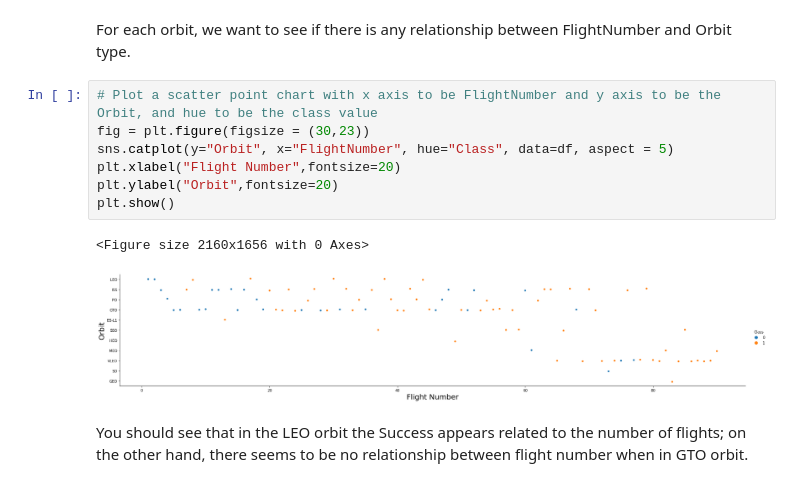
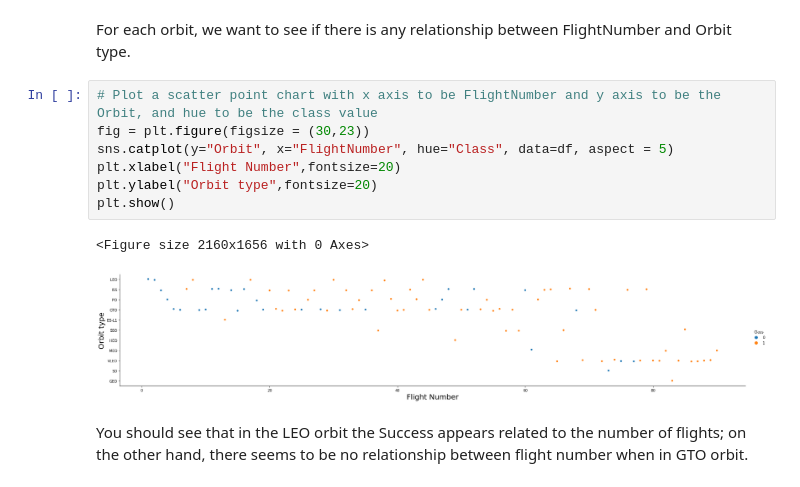
Before and after one commit to vipulkumbhare/DataScienceCapstoneProject, a Jupyter notebook: Checkpoint4_jupyter-labs-eda-dataviz.ipynb, the cells around one changed output. Drawn from its saved outputs; the diff is of its cells as text.

```diff
--- a/Checkpoint4_jupyter-labs-eda-dataviz.ipynb
+++ b/Checkpoint4_jupyter-labs-eda-dataviz.ipynb
@@ -155,13 +155,13 @@ For each orbit, we want to see if there is any relationship between FlightNumber
 # %%
 # Plot a scatter point chart with x axis to be FlightNumber and y axis to be the Orbit, and hue to be the class value
 fig = plt.figure(figsize = (30,23))
 sns.catplot(y="Orbit", x="FlightNumber", hue="Class", data=df, aspect = 5)
 plt.xlabel("Flight Number",fontsize=20)
-plt.ylabel("Orbit",fontsize=20)
+plt.ylabel("Orbit type",fontsize=20)
 plt.show()
 # %% [output]
 <Figure size 2160x1656 with 0 Axes>
-[figure, old version]
+[figure, new version]
 # %% [markdown]
 You should see that in the LEO orbit the Success appears related to the number of flights; on the other hand, there seems to be no relationship between flight number when in GTO orbit.
 # %% [markdown]
```
Also changed, not shown: parts of 3 cells of this notebook.
